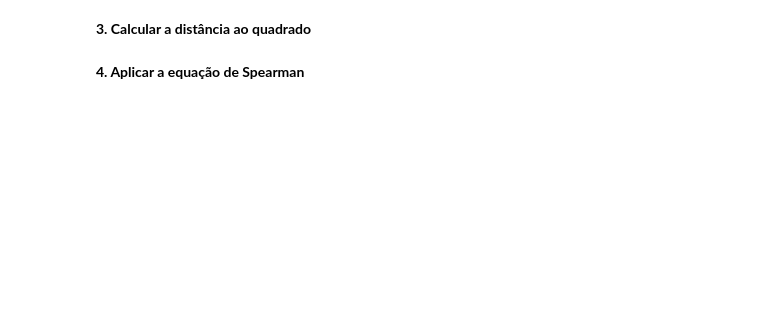
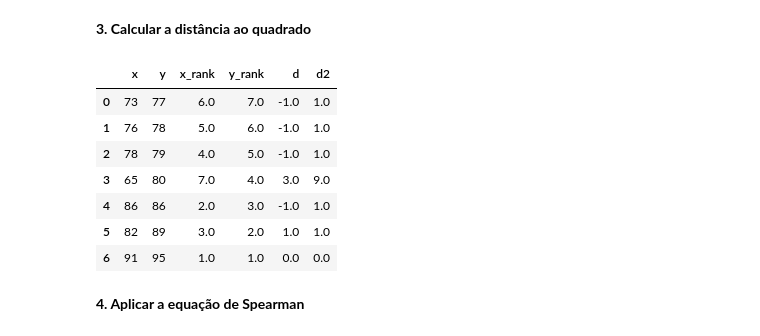
Before and after one commit to brondevitor/Python_Jorney, a Jupyter notebook: Statistics/Estatística Descritiva (Parte II).ipynb, the cells around one changed output. Drawn from its saved outputs; the diff is of its cells as text; code cells hidden in the pictures; blank space fills up the shorter version.

```diff
--- a/Statistics/Estatística Descritiva (Parte II).ipynb
+++ b/Statistics/Estatística Descritiva (Parte II).ipynb
@@ -48,3 +48,8 @@ Para calcular a correlação de Spearman, vamo seguir o passo a passo:
     <li> Calcular a distância ao quadrado</li>
     <li> Aplicar a equação de Spearman </li>
 </ol>
+# %%
+# Dados para teste
+df_spearman = pd.DataFrame({'x':[73, 76, 78, 65, 86, 82, 91],
+                            'y':[77, 78, 79, 80, 86, 89, 95]})
+df_spearman
@@ -52,3 +66,6 @@ Para calcular a correlação de Spearman, vamo seguir o passo a passo:
 **1. Extrair o ranking de valores para as variáveis**
 # %% [markdown]
 Vamos extrair o ranking de cada valor em relação às suas respectivas colunas.
+# %%
+df_spearman['x_rank'] = df_spearman['x'].rank(ascending = False)
+df_spearman['y_rank'] = df_spearman['y'].rank(ascending = False)
@@ -56,3 +84,6 @@ Vamos extrair o ranking de cada valor em relação às suas respectivas colunas.
 **2. Calcular a distância dos rankings**
 # %% [markdown]
 Agora vamos calcular as diferenças de ranking por linhas.
+# %%
+df_spearman['d'] = df_spearman['x_rank'] - df_spearman['y_rank']
+df_spearman
@@ -59,5 +99,17 @@ Agora vamos calcular as diferenças de ranking por linhas.
 # %% [markdown]
 **3. Calcular a distância ao quadrado**
+# %%
+df_spearman['d2'] = df_spearman['d']**2
+df_spearman
+# %% [output]
+|  | x | y | x_rank | y_rank | d | d2 |
+| 0 | 73 | 77 | 6.0 | 7.0 | -1.0 | 1.0 |
+| 1 | 76 | 78 | 5.0 | 6.0 | -1.0 | 1.0 |
+| 2 | 78 | 79 | 4.0 | 5.0 | -1.0 | 1.0 |
+| 3 | 65 | 80 | 7.0 | 4.0 | 3.0 | 9.0 |
+| 4 | 86 | 86 | 2.0 | 3.0 | -1.0 | 1.0 |
+| 5 | 82 | 89 | 3.0 | 2.0 | 1.0 | 1.0 |
+| 6 | 91 | 95 | 1.0 | 1.0 | 0.0 | 0.0 |
 # %% [markdown]
 **4. Aplicar a equação de Spearman**
 # %% [markdown]
```
Also changed, not shown: parts of 18 cells of this notebook.
